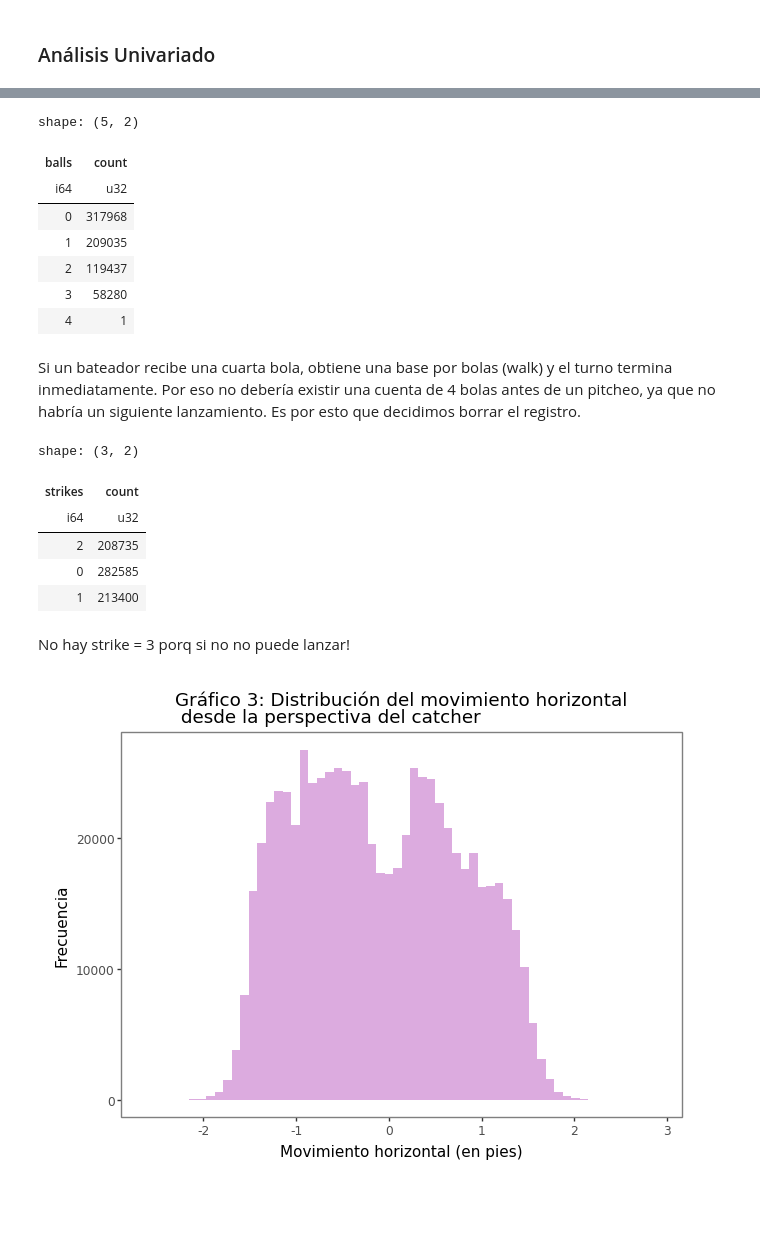
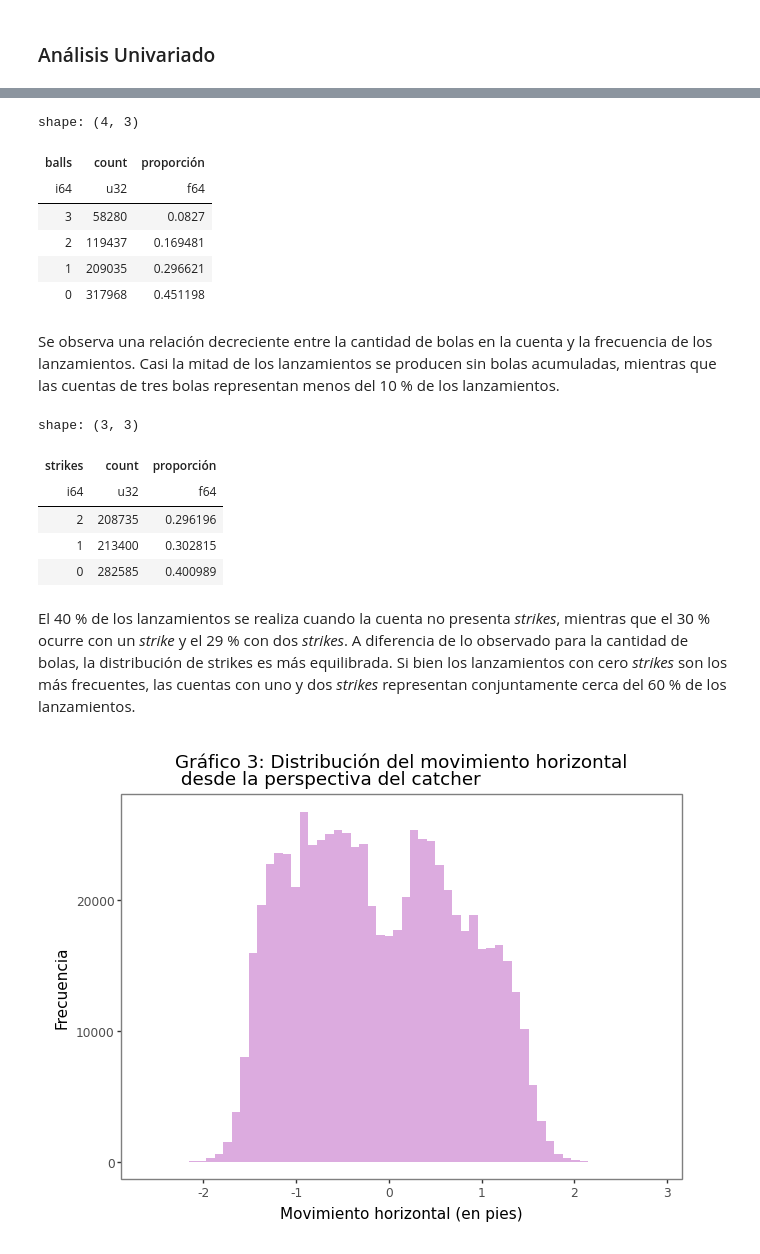
Before and after one commit to luciacordoba14/PythonTP2, a Jupyter notebook: Analisis Descriptivo.ipynb, the cells around one changed output, grey strips where cells are left out. Saved outputs shown, nothing was run; the diff lists cells and outputs as text; code cells hidden in the pictures; blank space fills up the shorter version.

```diff
--- a/Analisis Descriptivo.ipynb
+++ b/Analisis Descriptivo.ipynb
@@ -224,13 +271,17 @@ El tipo de lanzamiento más común es *fastball*, seguido por *breaking*. bla bl
 # %%
-datos_temporada1["balls"].value_counts().sort("balls")
+(
+    datos_temporada1["balls"]
+    .value_counts()
+    .with_columns(
+        (pl.col("count") / pl.col("count").sum()).alias("proporción")
+    )
+    .sort("proporción")
+)
 # %% [output]
-shape: (5, 2)
+shape: (4, 3)
-| balls | count |
-| i64 | u32 |
-| 0 | 317968 |
-| 1 | 209035 |
-| 2 | 119437 |
-| 3 | 58280 |
-| 4 | 1 |
+| balls | count | proporción |
+| i64 | u32 | f64 |
+| 3 | 58280 | 0.0827 |
+| 2 | 119437 | 0.169481 |
+| 1 | 209035 | 0.296621 |
+| 0 | 317968 | 0.451198 |
-# %% [markdown]
-Si un bateador recibe una cuarta bola, obtiene una base por bolas (walk) y el turno termina inmediatamente. Por eso no debería existir una cuenta de 4 bolas antes de un pitcheo, ya que no habría un siguiente lanzamiento. Es por esto que decidimos borrar el registro.
@@ -241,14 +288,23 @@ datos_temporada1 = datos_temporada1.filter(
+# %% [markdown]
+Se observa una relación decreciente entre la cantidad de bolas en la cuenta y la frecuencia de los lanzamientos. Casi la mitad de los lanzamientos se producen sin bolas acumuladas, mientras que las cuentas de tres bolas representan menos del 10 % de los lanzamientos.
 # %%
-datos_temporada1["strikes"].value_counts()
+(
+    datos_temporada1["strikes"]
+    .value_counts()
+    .with_columns(
+        (pl.col("count") / pl.col("count").sum()).alias("proporción")
+    )
+    .sort("proporción")
+)
 # %% [output]
-shape: (3, 2)
+shape: (3, 3)
-| strikes | count |
-| i64 | u32 |
-| 2 | 208735 |
-| 0 | 282585 |
-| 1 | 213400 |
+| strikes | count | proporción |
+| i64 | u32 | f64 |
+| 2 | 208735 | 0.296196 |
+| 1 | 213400 | 0.302815 |
+| 0 | 282585 | 0.400989 |
 # %% [markdown]
-No hay strike = 3 porq si no no puede lanzar!
+El 40 % de los lanzamientos se realiza cuando la cuenta no presenta *strikes*, mientras que el 30 % ocurre con un *strike* y el 29 % con dos *strikes*. A diferencia de lo observado para la cantidad de bolas, la distribución de strikes es más equilibrada. Si bien los lanzamientos con cero *strikes* son los más frecuentes, las cuentas con uno y dos *strikes* representan conjuntamente cerca del 60 % de los lanzamientos.
 # %%
 (
     ggplot(datos_temporada1) +
```
Also changed, not shown: parts of 67 cells of this notebook.
